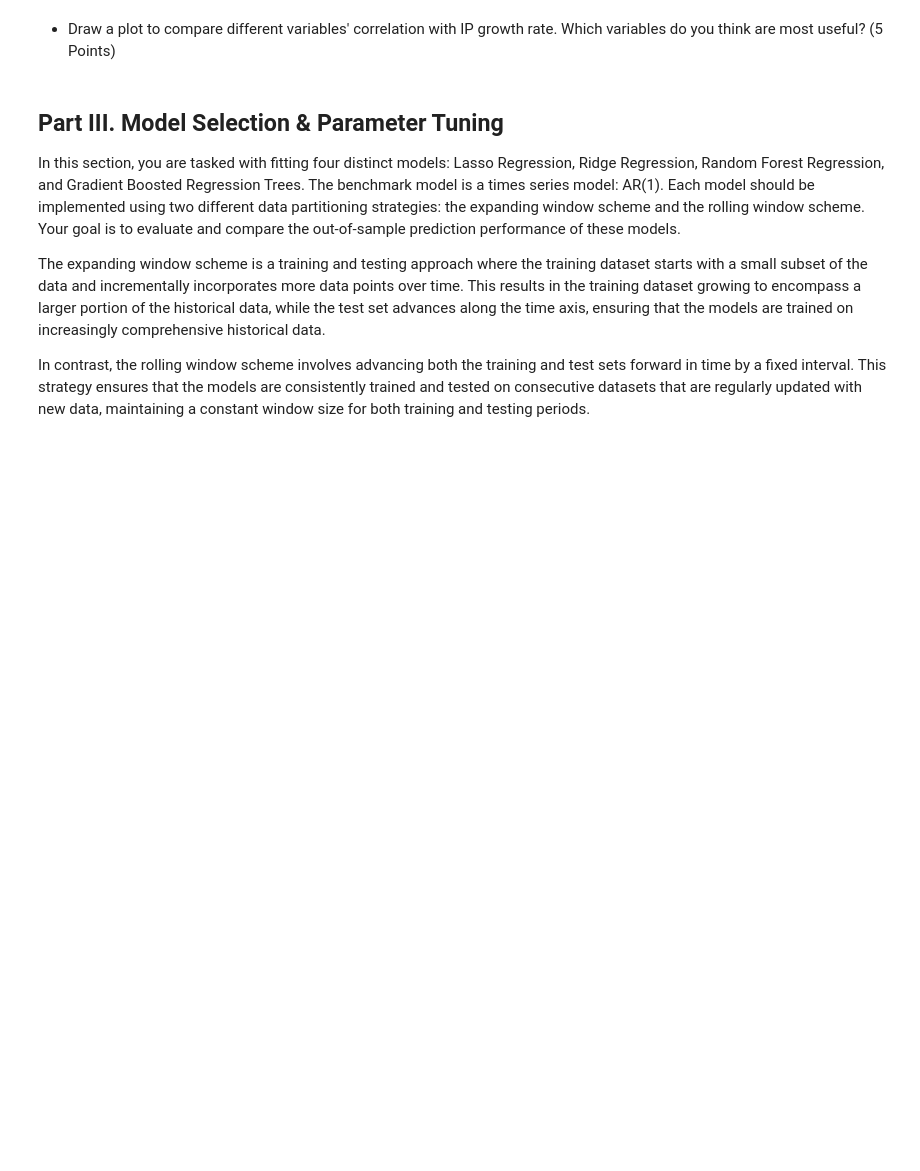
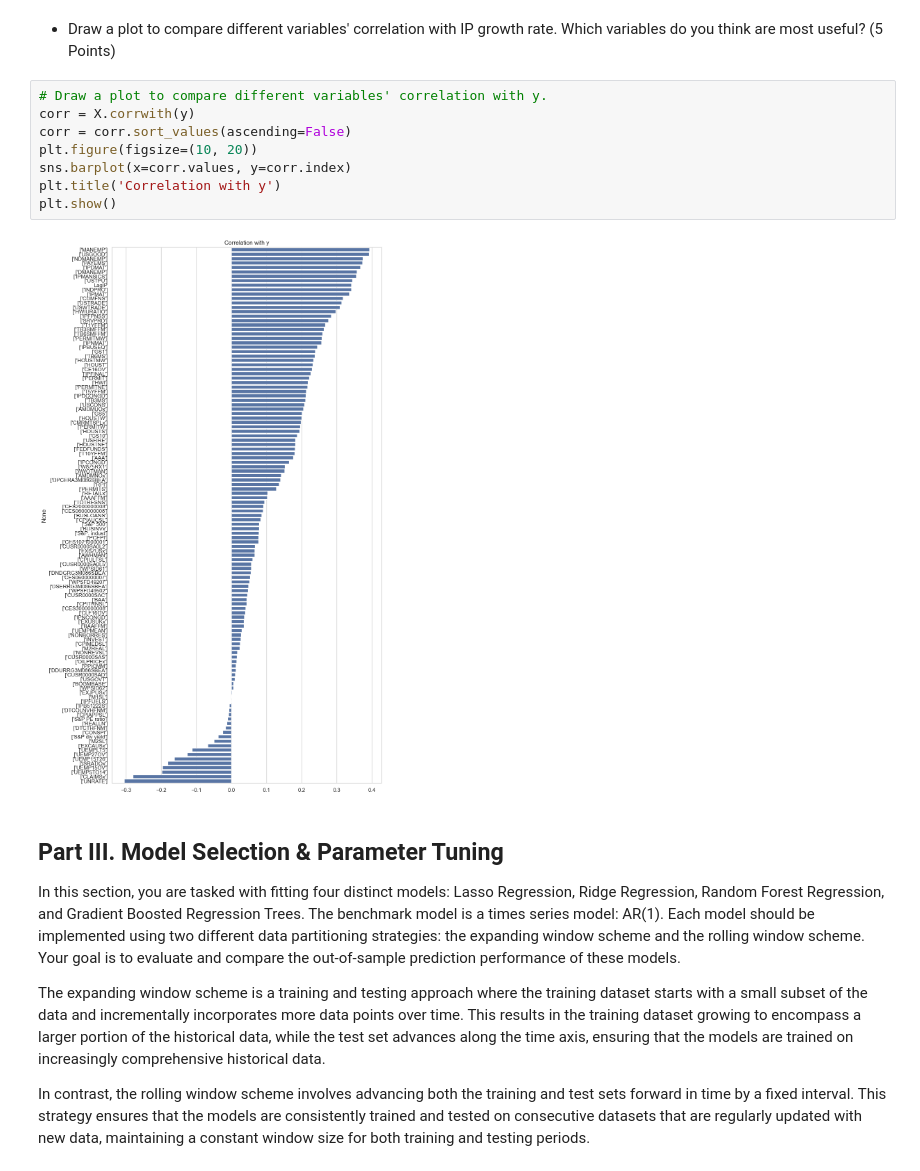
Before and after one commit to zyh-pku/FIN580, a Jupyter notebook: Princeton_Midterm_2024.ipynb, the cells around one changed output. Cells and saved outputs as stored; diff of their text form; blank space fills up the shorter version.

```diff
--- a/Princeton_Midterm_2024.ipynb
+++ b/Princeton_Midterm_2024.ipynb
@@ -68,5 +110,15 @@ plt.show()
 # %% [markdown]
 + Draw a plot to compare different variables' correlation with IP growth rate. Which variables do you think are most useful? (5 Points)
+# %%
+# Draw a plot to compare different variables' correlation with y.
+corr = X.corrwith(y)
+corr = corr.sort_values(ascending=False)
+plt.figure(figsize=(10, 20))
+sns.barplot(x=corr.values, y=corr.index)
+plt.title('Correlation with y')
+plt.show()
+# %% [output]
+[figure, added]
 # %% [markdown]
 ## Part III. Model Selection & Parameter Tuning
 
```
Also changed, not shown: parts of 11 cells of this notebook, 2 other files.
